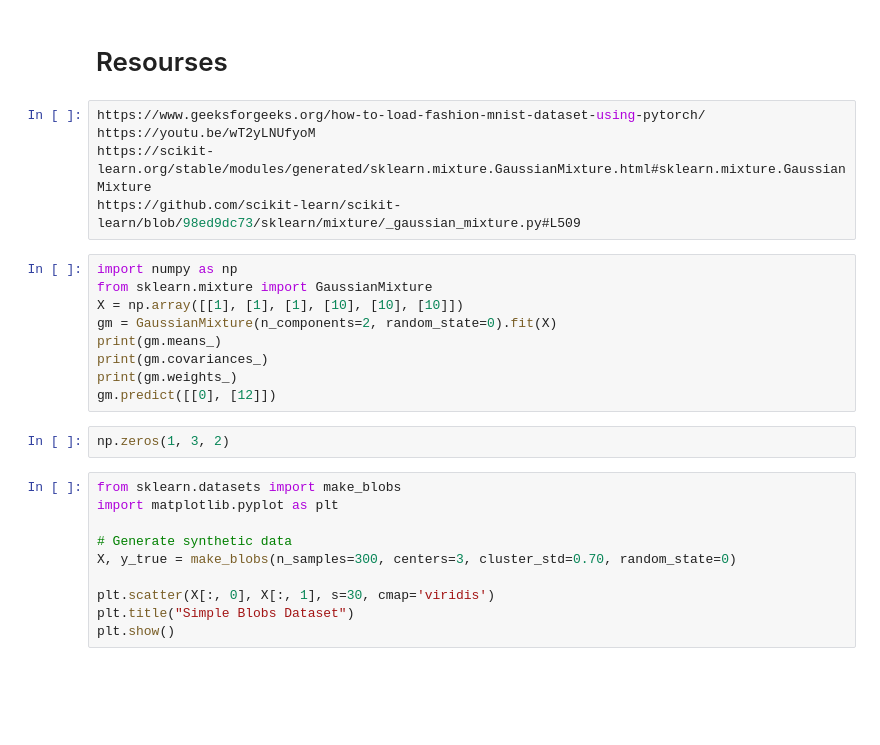
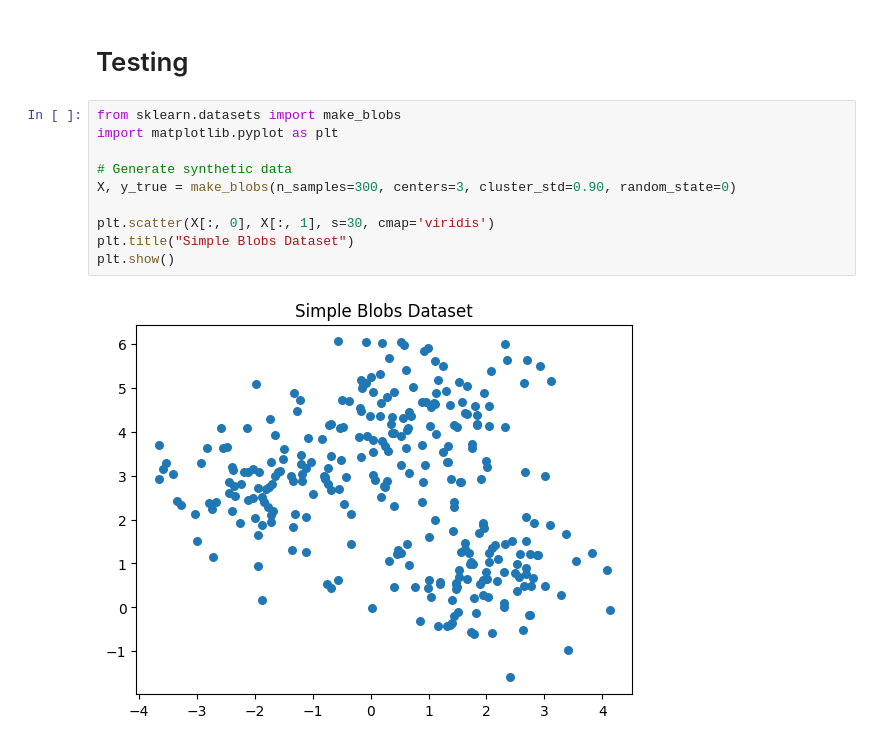
Before and after one commit to Mohamed-Mohamed-Ibrahim/Face-Recognition, a Jupyter notebook: GMM.ipynb, the cells around one changed output. Saved outputs shown, nothing was run; the diff lists cells and outputs as text; blank space fills up the shorter version.

```diff
--- a/GMM.ipynb
+++ b/GMM.ipynb
@@ -184,28 +230,14 @@ gmm.log_likelihood(X)
 # %% [markdown]
-# Resourses
+# Testing
-# %%
-https://www.geeksforgeeks.org/how-to-load-fashion-mnist-dataset-using-pytorch/
-https://youtu.be/wT2yLNUfyoM
-https://scikit-learn.org/stable/modules/generated/sklearn.mixture.GaussianMixture.html#sklearn.mixture.GaussianMixture
-https://github.com/scikit-learn/scikit-learn/blob/98ed9dc73/sklearn/mixture/_gaussian_mixture.py#L509
-# %%
-import numpy as np
-from sklearn.mixture import GaussianMixture
-X = np.array([[1], [1], [1], [10], [10], [10]])
-gm = GaussianMixture(n_components=2, random_state=0).fit(X)
-print(gm.means_)
-print(gm.covariances_)
-print(gm.weights_)
-gm.predict([[0], [12]])
-# %%
-np.zeros(1, 3, 2)
 # %%
 from sklearn.datasets import make_blobs
 import matplotlib.pyplot as plt
 
 # Generate synthetic data
-X, y_true = make_blobs(n_samples=300, centers=3, cluster_std=0.70, random_state=0)
+X, y_true = make_blobs(n_samples=300, centers=3, cluster_std=0.90, random_state=0)
 
 plt.scatter(X[:, 0], X[:, 1], s=30, cmap='viridis')
 plt.title("Simple Blobs Dataset")
 plt.show()
+# %% [output]
+[figure, added]
```
Also changed, not shown: parts of 18 cells of this notebook.
